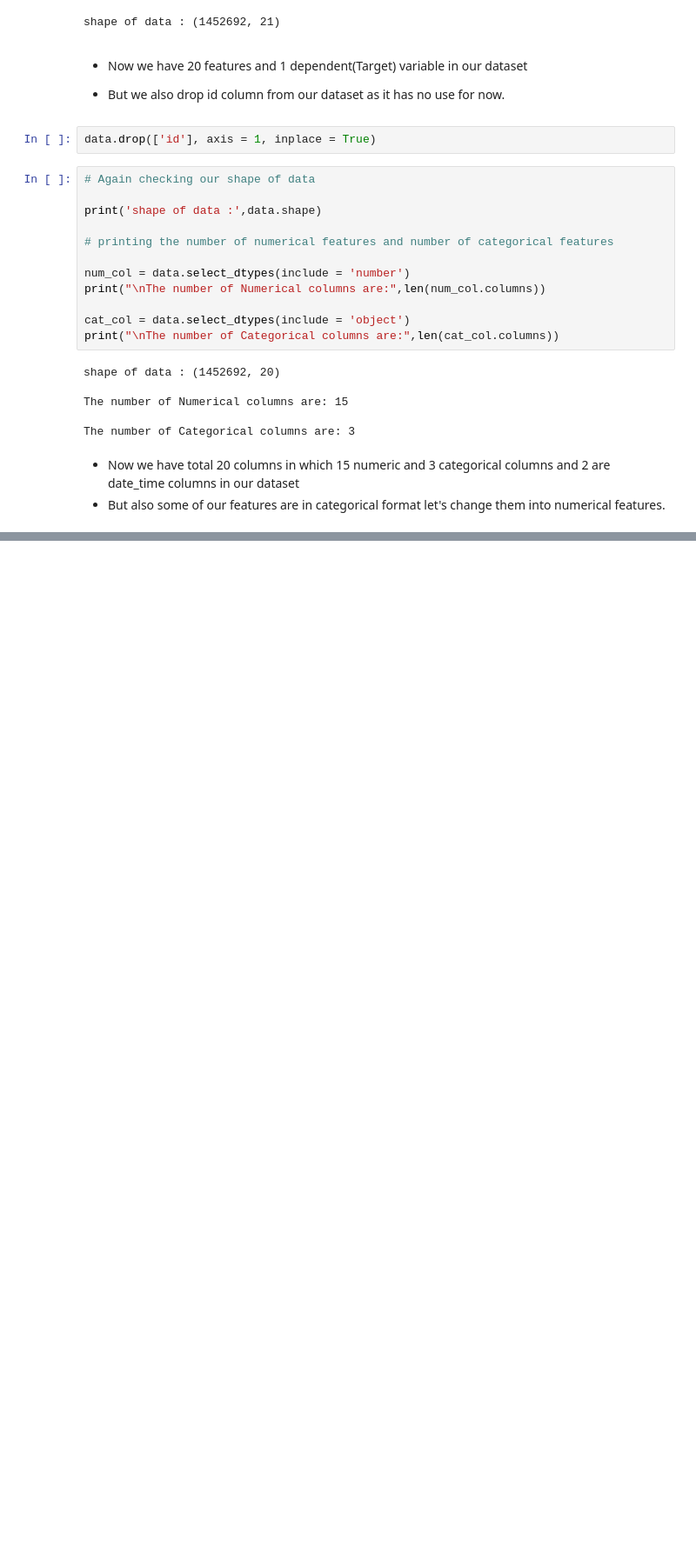
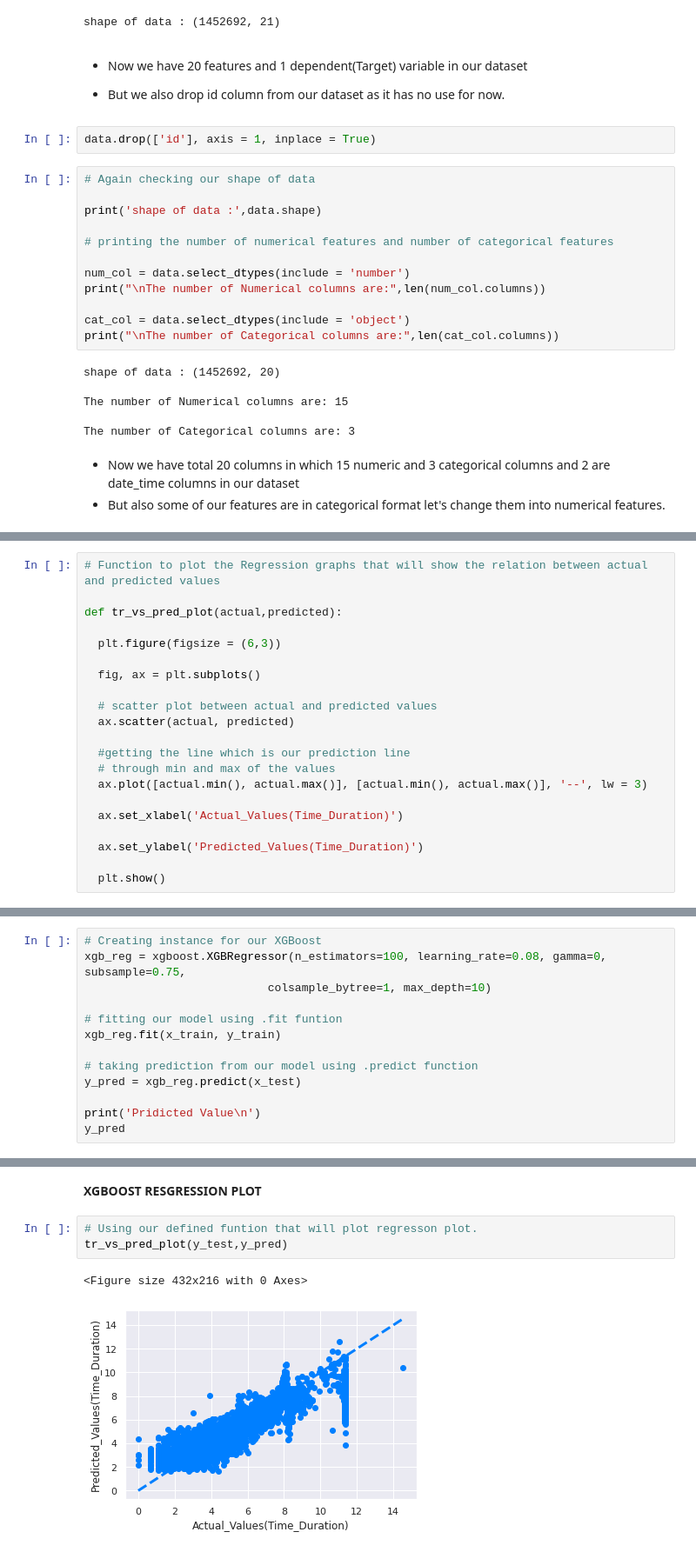
Before and after one commit to pinky-thakur/NYC_Taxi_Trip_Time_Prediction_Capstone_Project, a Jupyter notebook: NYC_Taxi_Trip_Time_Prediction_Capstone_Project.ipynb, the cells around one changed output, grey strips where cells are left out. Shown at 87% size. Saved outputs shown, nothing was run; the diff lists cells and outputs as text; blank space fills up the shorter version.

```diff
--- a/NYC_Taxi_Trip_Time_Prediction_Capstone_Project.ipynb
+++ b/NYC_Taxi_Trip_Time_Prediction_Capstone_Project.ipynb
@@ -1331,0 +1577,21 @@ The number of Categorical columns are: 3
+# %%
+# Function to plot the Regression graphs that will show the relation between actual and predicted values
+
+def tr_vs_pred_plot(actual,predicted):
+
+  plt.figure(figsize = (6,3))
+
+  fig, ax = plt.subplots()
+
+  # scatter plot between actual and predicted values
+  ax.scatter(actual, predicted)
+
+  #getting the line which is our prediction line
+  # through min and max of the values
+  ax.plot([actual.min(), actual.max()], [actual.min(), actual.max()], '--', lw = 3)
+
+  ax.set_xlabel('Actual_Values(Time_Duration)')
+
+  ax.set_ylabel('Predicted_Values(Time_Duration)')
+
+  plt.show()
@@ -1331,0 +1676,13 @@ The number of Categorical columns are: 3
+# %%
+# Creating instance for our XGBoost
+xgb_reg = xgboost.XGBRegressor(n_estimators=100, learning_rate=0.08, gamma=0, subsample=0.75,
+                           colsample_bytree=1, max_depth=10)
+
+# fitting our model using .fit funtion
+xgb_reg.fit(x_train, y_train)
+
+# taking prediction from our model using .predict function
+y_pred = xgb_reg.predict(x_test)
+
+print('Pridicted Value\n')
+y_pred
@@ -1331,0 +1694,8 @@ The number of Categorical columns are: 3
+# %% [markdown]
+**XGBOOST RESGRESSION PLOT**
+# %%
+# Using our defined funtion that will plot regresson plot.
+tr_vs_pred_plot(y_test,y_pred)
+# %% [output]
+<Figure size 432x216 with 0 Axes>
+[figure, added]
```
Also changed, not shown: parts of 42 cells of this notebook.
